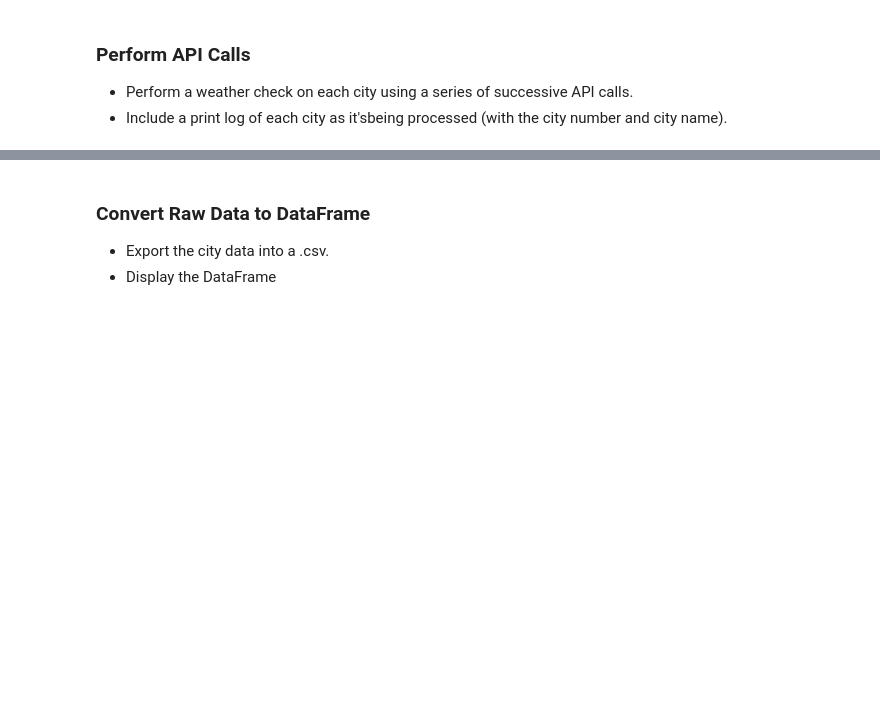
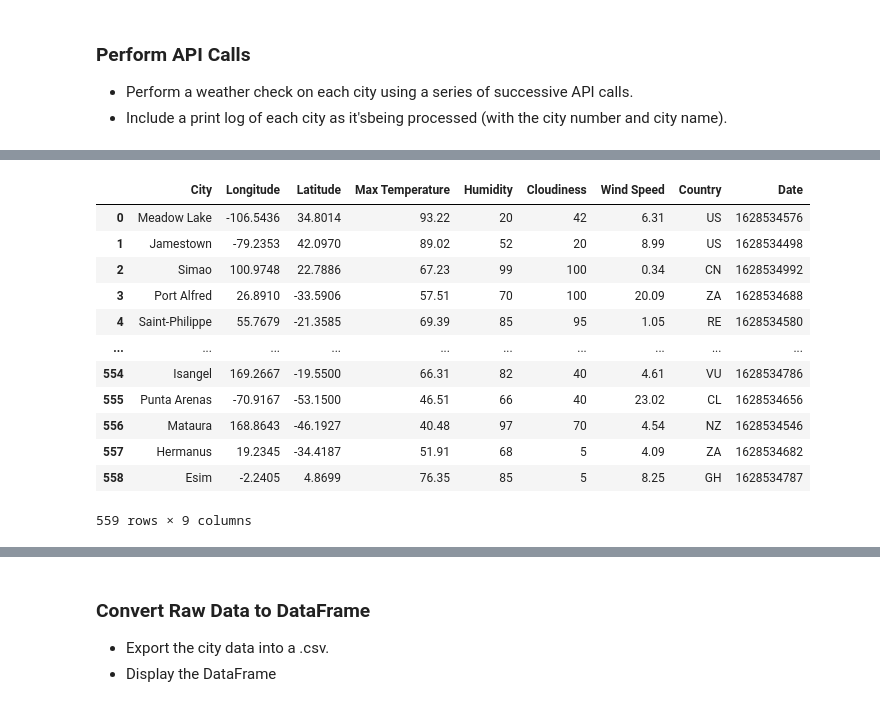
Before and after one commit to brbbrb/python-api-challenge, a Jupyter notebook: WeatherPy/WeatherPy.ipynb, the cells around one changed output, grey strips where cells are left out. Saved outputs shown, nothing was run; the diff lists cells and outputs as text; code cells hidden in the pictures; blank space fills up the shorter version.

Commit message:
Retrieved data, created CSV, and Dataframe

```diff
--- a/WeatherPy/WeatherPy.ipynb
+++ b/WeatherPy/WeatherPy.ipynb
@@ -111,0 +199,16 @@ Data Retrieval Complete
+# %%
+pd.DataFrame(city_data)
+# %% [output]
+|  | City | Longitude | Latitude | Max Temperature | Humidity | Cloudiness | Wind Speed | Country | Date |
+| 0 | Meadow Lake | -106.5436 | 34.8014 | 93.22 | 20 | 42 | 6.31 | US | 1628534576 |
+| 1 | Jamestown | -79.2353 | 42.0970 | 89.02 | 52 | 20 | 8.99 | US | 1628534498 |
+| 2 | Simao | 100.9748 | 22.7886 | 67.23 | 99 | 100 | 0.34 | CN | 1628534992 |
+| 3 | Port Alfred | 26.8910 | -33.5906 | 57.51 | 70 | 100 | 20.09 | ZA | 1628534688 |
+| 4 | Saint-Philippe | 55.7679 | -21.3585 | 69.39 | 85 | 95 | 1.05 | RE | 1628534580 |
+| ... | ... | ... | ... | ... | ... | ... | ... | ... | ... |
+| 554 | Isangel | 169.2667 | -19.5500 | 66.31 | 82 | 40 | 4.61 | VU | 1628534786 |
+| 555 | Punta Arenas | -70.9167 | -53.1500 | 46.51 | 66 | 40 | 23.02 | CL | 1628534656 |
+| 556 | Mataura | 168.8643 | -46.1927 | 40.48 | 97 | 70 | 4.54 | NZ | 1628534546 |
+| 557 | Hermanus | 19.2345 | -34.4187 | 51.91 | 68 | 5 | 4.09 | ZA | 1628534682 |
+| 558 | Esim | -2.2405 | 4.8699 | 76.35 | 85 | 5 | 8.25 | GH | 1628534787 |
+559 rows × 9 columns
```
Also changed, not shown: parts of 28 cells of this notebook, 3 other files.
